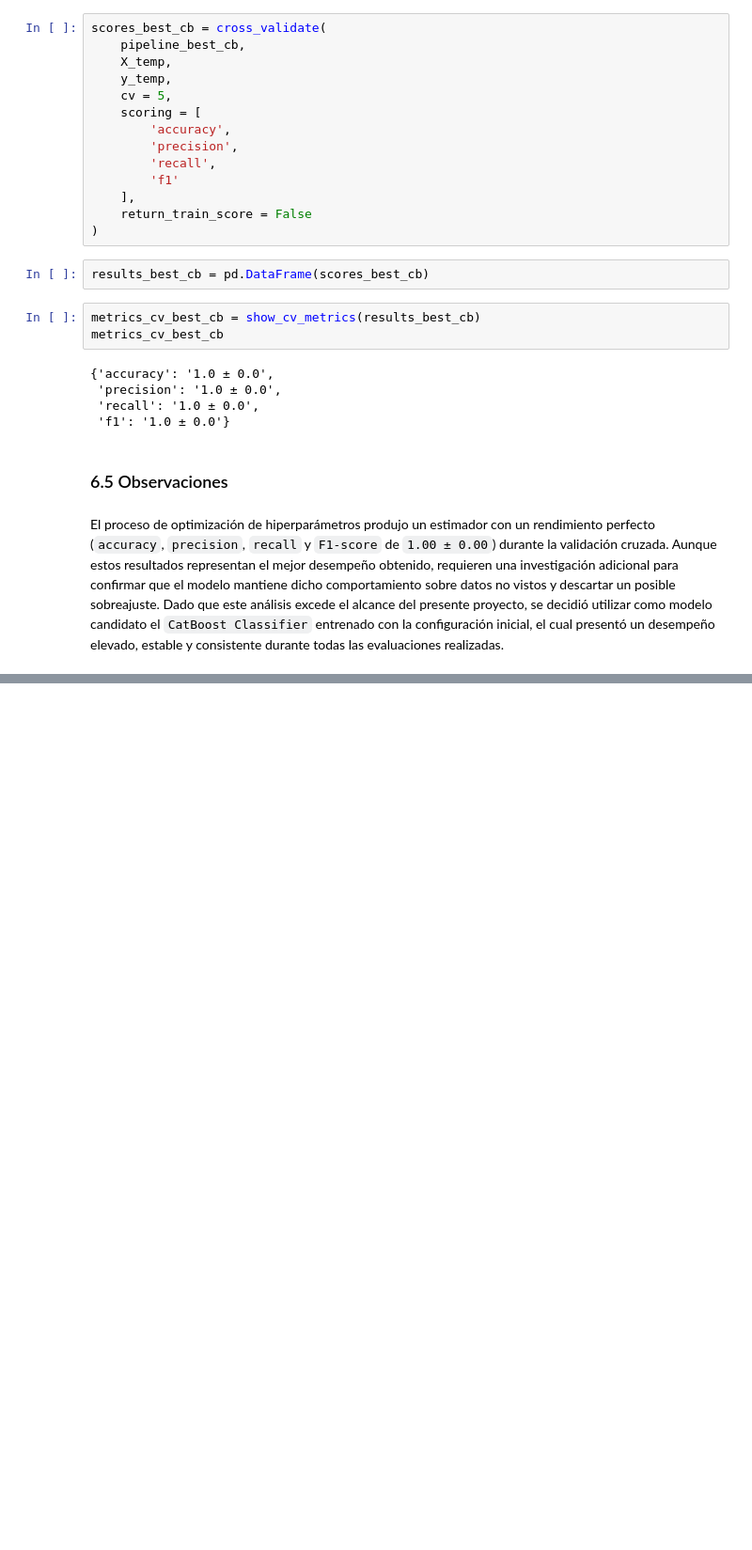
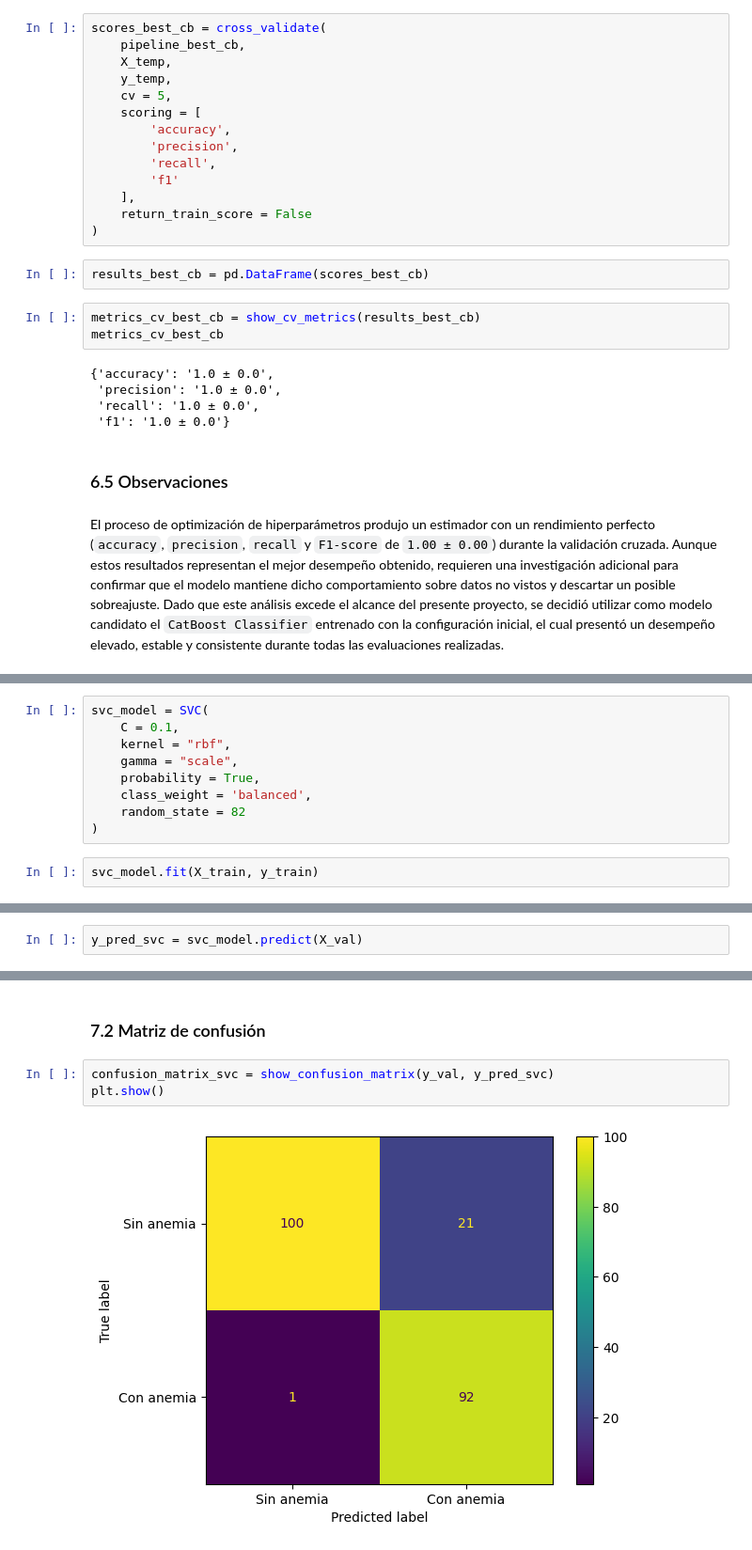
Before and after one commit to ezeperezds/Anemia-Prediction-System, a Jupyter notebook: notebooks/03_modeling.ipynb, the cells around one changed output, grey strips where cells are left out. Shown at 94% size. Drawn from its saved outputs; the diff is of its cells as text; blank space fills up the shorter version.

Commit message:
feat: finalize svc evaluation and model selection

```diff
--- a/notebooks/03_modeling.ipynb
+++ b/notebooks/03_modeling.ipynb
@@ -1557,0 +1571,11 @@ El proceso de optimización de hiperparámetros produjo un estimador con un rend
+# %%
+svc_model = SVC(
+    C = 0.1,
+    kernel = "rbf",
+    gamma = "scale",
+    probability = True,
+    class_weight = 'balanced',
+    random_state = 82
+)
+# %%
+svc_model.fit(X_train, y_train)
@@ -1557,0 +1586,2 @@ El proceso de optimización de hiperparámetros produjo un estimador con un rend
+# %%
+y_pred_svc = svc_model.predict(X_val)
@@ -1557,0 +1615,7 @@ El proceso de optimización de hiperparámetros produjo un estimador con un rend
+# %% [markdown]
+### 7.2 Matriz de confusión
+# %%
+confusion_matrix_svc = show_confusion_matrix(y_val, y_pred_svc)
+plt.show()
+# %% [output]
+[figure, added]
```
Also changed, not shown: parts of 49 cells of this notebook.
